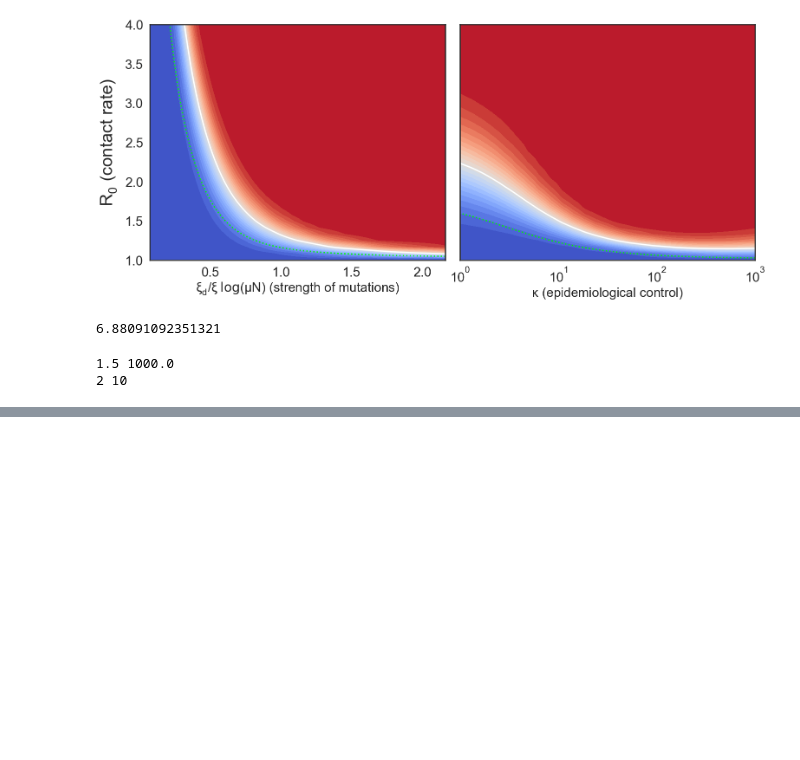
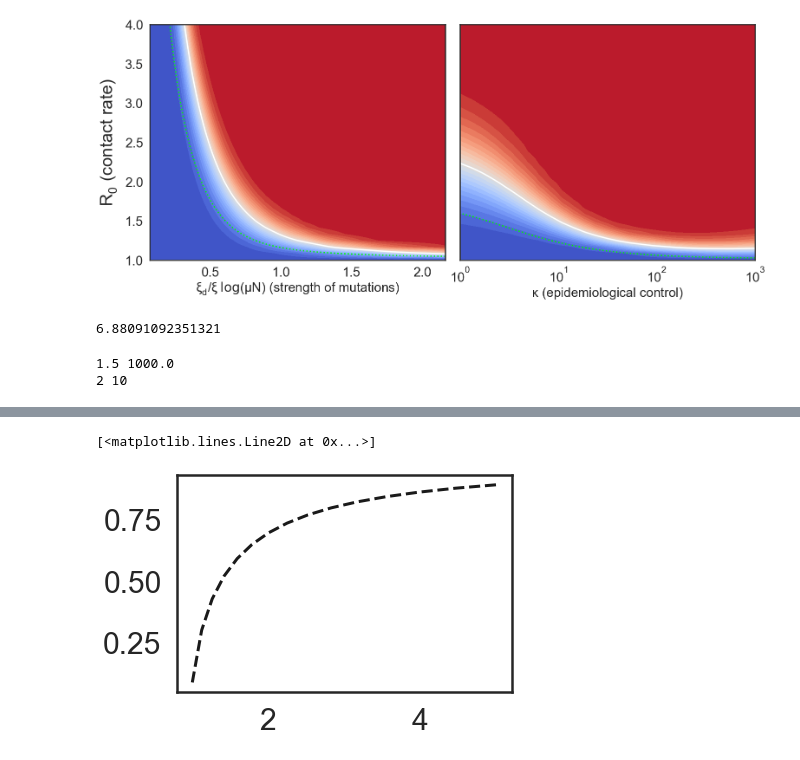
Before and after one commit to DenT94/onset_antigenic_evolution, a Jupyter notebook: Figure2/fig2.ipynb, the cells around one changed output, grey strips where cells are left out. Saved outputs shown, nothing was run; the diff lists cells and outputs as text; code cells hidden in the pictures; blank space fills up the shorter version.

```diff
--- a/Figure2/phase_diagram_new_model.ipynb
+++ b/Figure2/fig2.ipynb
@@ -1018,0 +1286,5 @@ fig.show()
+# %%
+plt.plot(R0s, (R0s-1)* np.log(R0s/(R0s-1)), 'k--', lw=3)
+# %% [output]
+[<matplotlib.lines.Line2D at 0x...>]
+[figure, added]
```
Also changed, not shown: parts of 26 cells of this notebook, 32 other files.
